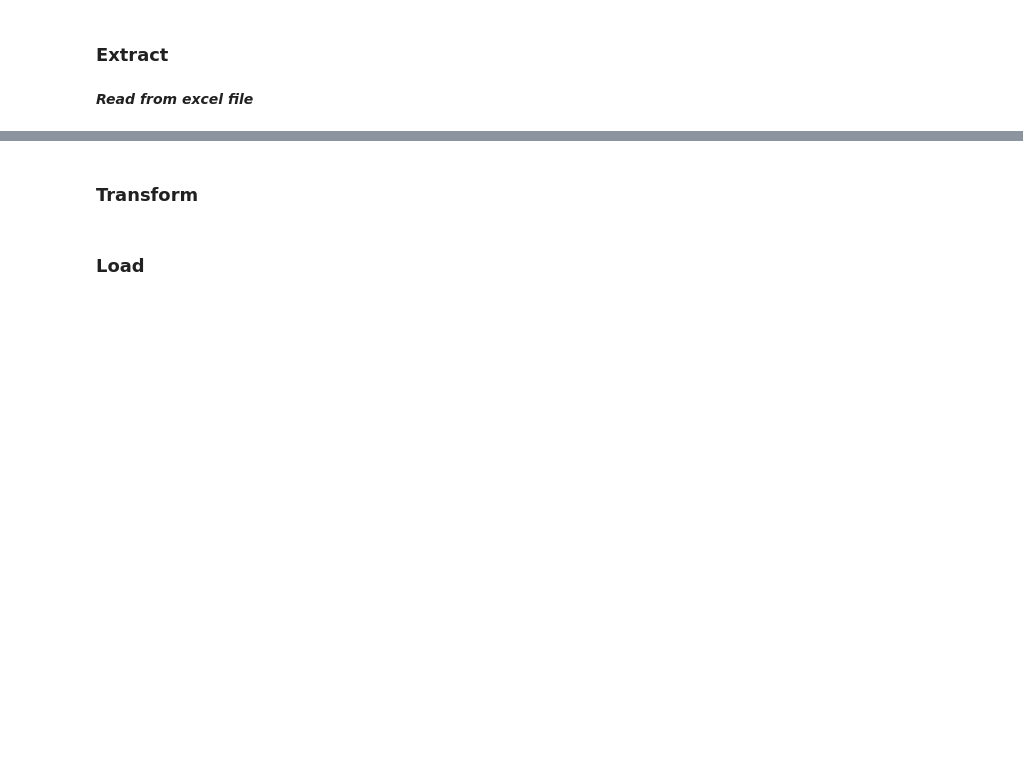
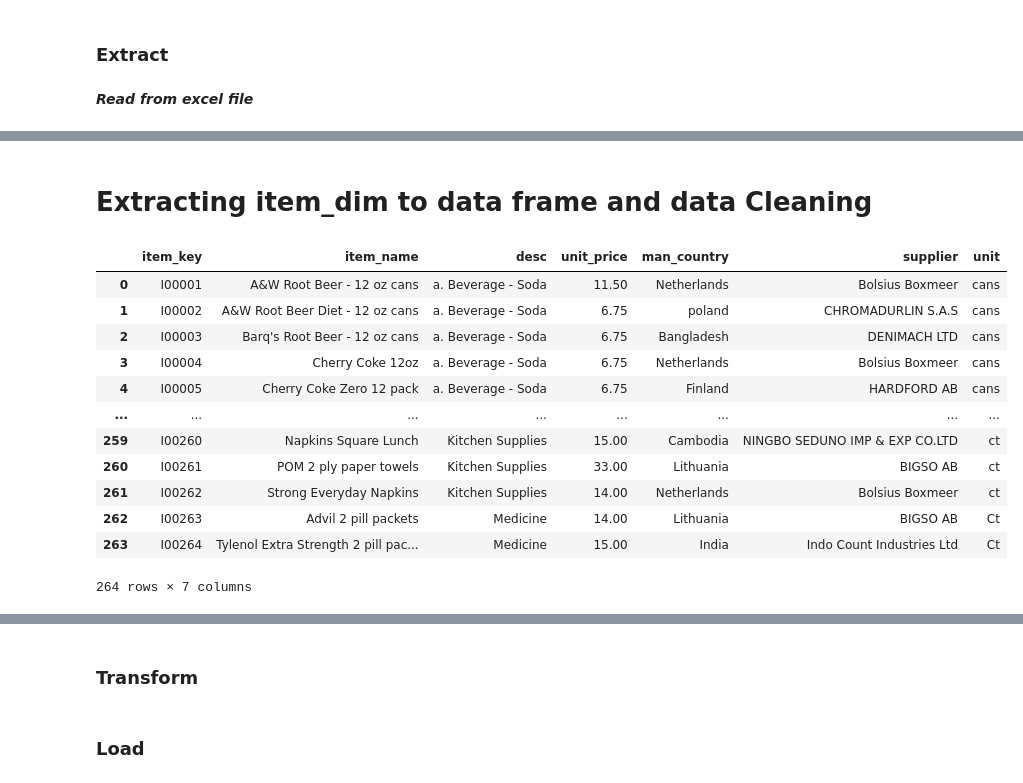
Before and after one commit to SadiaAlamChy/HDA-Tech-Learning, a Jupyter notebook: notebook/dataload/ETL.ipynb, the cells around one changed output, grey strips where cells are left out. Cells and saved outputs as stored; diff of their text form; code cells hidden in the pictures; blank space fills up the shorter version.

```diff
--- a/notebook/dataload/ETL.ipynb
+++ b/notebook/dataload/ETL.ipynb
@@ -60,0 +85,19 @@ trans_dim = pd.read_excel(open(DATA_DIR + 'e-commerece_data.xlsx','rb'), sheet_n
+# %% [markdown]
+# Extracting item_dim to data frame  and data Cleaning
+# %%
+df_item_dim = pd.read_excel(open(DATA_DIR + 'e-commerece_data.xlsx','rb'), sheet_name="Item_dim")
+df_item_dim
+# %% [output]
+|  | item_key | item_name | desc | unit_price | man_country | supplier | unit |
+| 0 | I00001 | A&W Root Beer - 12 oz cans | a. Beverage - Soda | 11.50 | Netherlands | Bolsius Boxmeer | cans |
+| 1 | I00002 | A&W Root Beer Diet - 12 oz cans | a. Beverage - Soda | 6.75 | poland | CHROMADURLIN S.A.S | cans |
+| 2 | I00003 | Barq's Root Beer - 12 oz cans | a. Beverage - Soda | 6.75 | Bangladesh | DENIMACH LTD | cans |
+| 3 | I00004 | Cherry Coke 12oz | a. Beverage - Soda | 6.75 | Netherlands | Bolsius Boxmeer | cans |
+| 4 | I00005 | Cherry Coke Zero 12 pack | a. Beverage - Soda | 6.75 | Finland | HARDFORD AB | cans |
+| ... | ... | ... | ... | ... | ... | ... | ... |
+| 259 | I00260 | Napkins Square Lunch | Kitchen Supplies | 15.00 | Cambodia | NINGBO SEDUNO IMP & EXP CO.LTD | ct |
+| 260 | I00261 | POM 2 ply paper towels | Kitchen Supplies | 33.00 | Lithuania | BIGSO AB | ct |
+| 261 | I00262 | Strong Everyday Napkins | Kitchen Supplies | 14.00 | Netherlands | Bolsius Boxmeer | ct |
+| 262 | I00263 | Advil 2 pill packets | Medicine | 14.00 | Lithuania | BIGSO AB | Ct |
+| 263 | I00264 | Tylenol Extra Strength 2 pill pac... | Medicine | 15.00 | India | Indo Count Industries Ltd | Ct |
+264 rows × 7 columns
```
Also changed, not shown: parts of 18 cells of this notebook.
